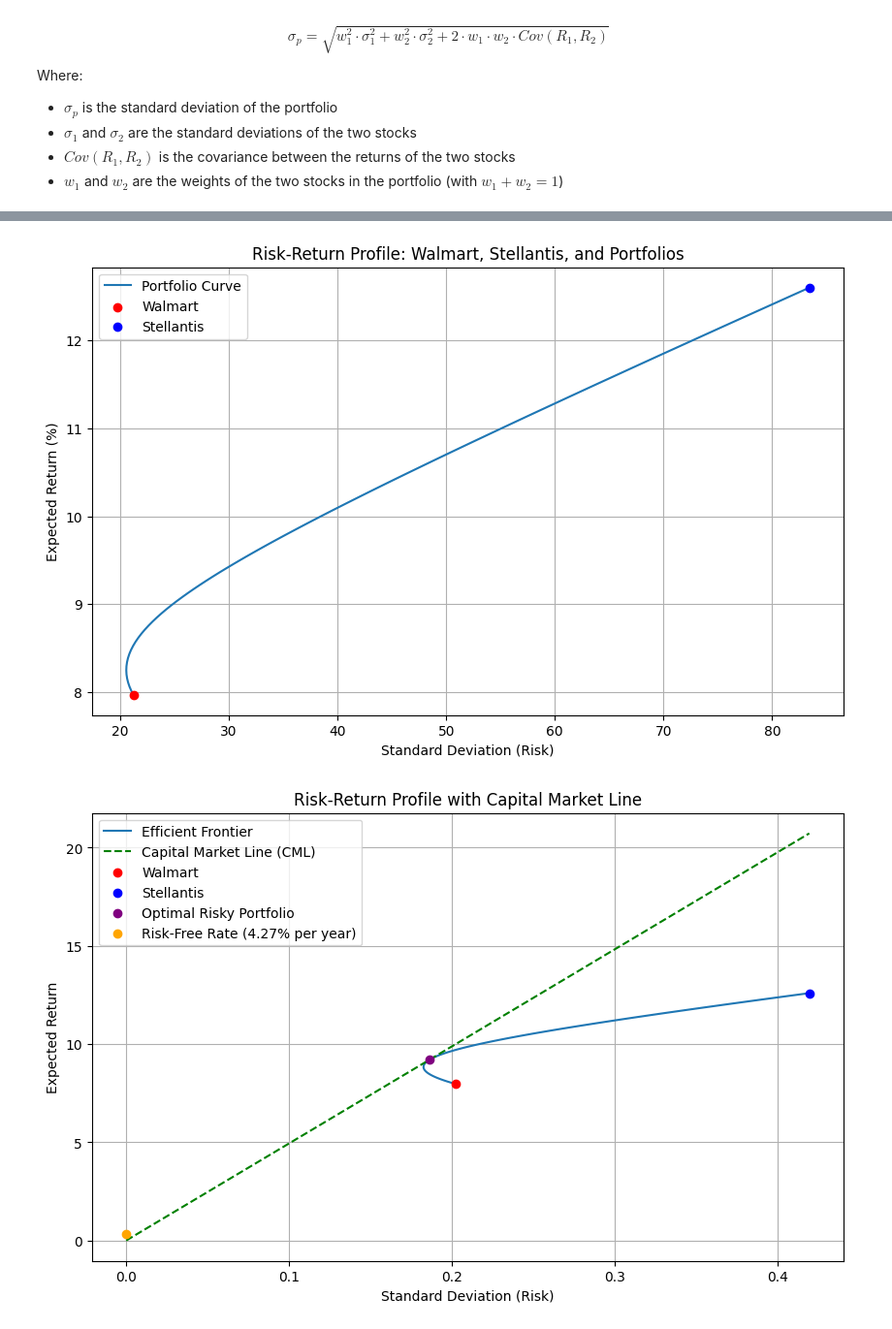
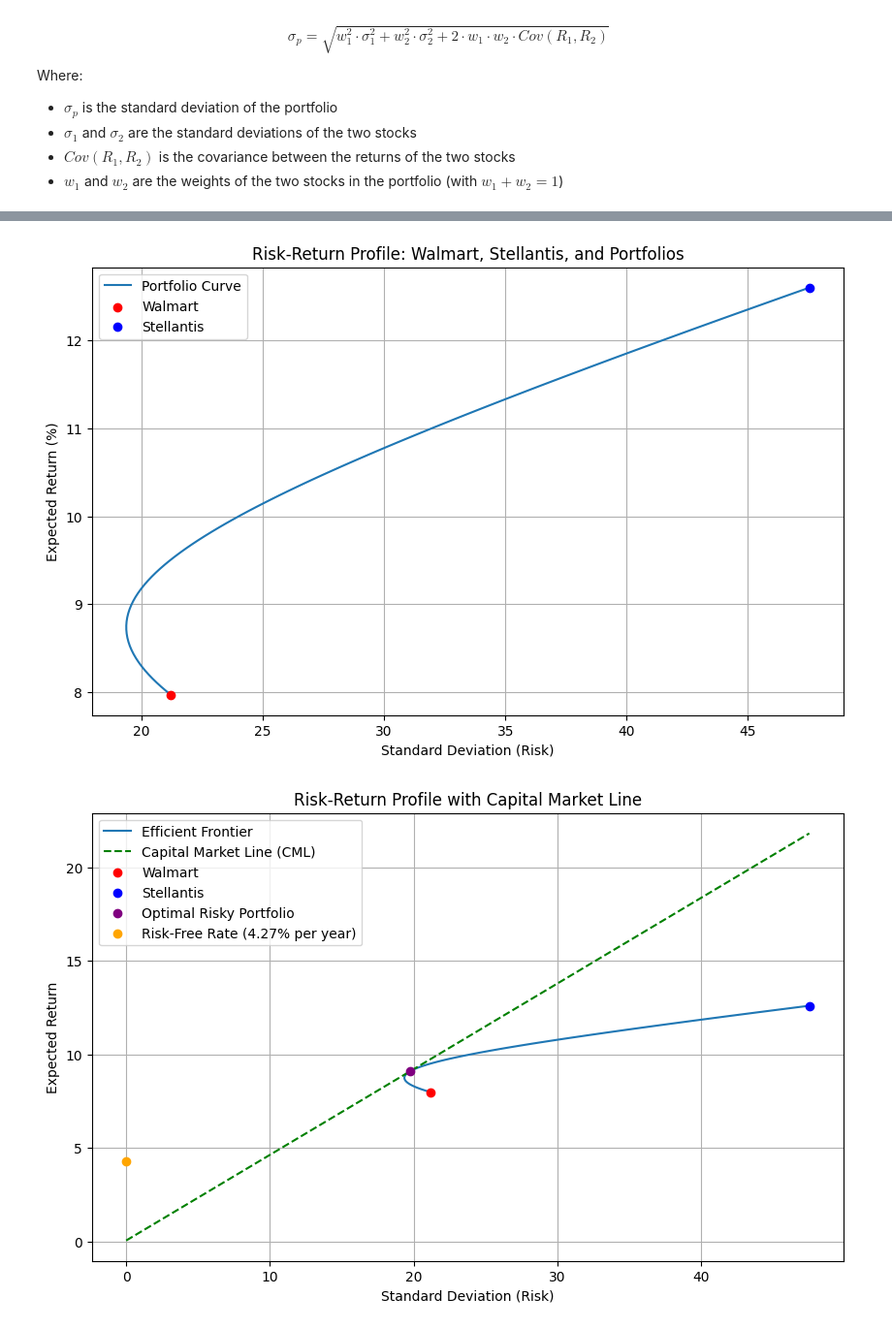
Before and after one commit to simonefilosofi/STLA-and-WMT-financial-analysis, a Jupyter notebook: 8_Portfolio_Analysis.ipynb, the cells around one changed output, grey strips where cells are left out. Shown at 97% size. Cells and saved outputs as stored; diff of their text form; code cells hidden in the pictures.

```diff
--- a/8_Portfolio_Analysis.ipynb
+++ b/8_Portfolio_Analysis.ipynb
@@ -37,7 +37,7 @@ expected_return_stla = expected_returns_df.loc[1,'Expected Return']
 
 # Calculate the historical standard deviation of the two stocks
 historical_std_wmt = returns_df['Walmart'].std()  # Annualized standard deviation
-historical_std_stla = returns_df['Stellantis'].std()  # Annualized standard deviation
+historical_std_stla = returns_df["Stellantis"].iloc[1:].std()  # Annualized standard deviation
 
 # Calculate the historical covariance between the two stocks
 historical_cov = returns_df[['Walmart', 'Stellantis']].cov()
@@ -92,7 +92,7 @@ plt.legend()
 plt.grid(True)
 plt.show()
 # %% [output]
-[figure, old version]
+[figure, new version]
 # %%
 # Define the risk-free rate (monthly) for Sharpe Ratio calculation
 risk_free_rate = 0.0427
@@ -113,18 +113,18 @@ cml_y = risk_free_rate + (optimal_risky_portfolio_return - risk_free_rate) / opt
 # %%
 # Plot the efficient frontier and the Capital Market Line (CML)
 
 plt.figure(figsize=(10, 6))
 plt.plot(portfolio_stds, portfolio_returns, label='Efficient Frontier')
 plt.plot(cml_x, cml_y, label='Capital Market Line (CML)', linestyle='--', color='green')
-plt.scatter(historical_std_wmt, expected_return_wmt*100, color='red', label='Walmart', zorder=5)
-plt.scatter(historical_std_stla, expected_return_stla*100, color='blue', label='Stellantis', zorder=5)
+plt.scatter(historical_std_wmt*100, expected_return_wmt*100, color='red', label='Walmart', zorder=5)
+plt.scatter(historical_std_stla*100, expected_return_stla*100, color='blue', label='Stellantis', zorder=5)
 plt.scatter(optimal_risky_portfolio_std, optimal_risky_portfolio_return, color='purple', label='Optimal Risky Portfolio', zorder=5)
 plt.scatter(0, risk_free_rate*100, color='orange', label='Risk-Free Rate (4.27% per year)', zorder=5)
 plt.title('Risk-Return Profile with Capital Market Line')
 plt.xlabel('Standard Deviation (Risk)')
 plt.ylabel('Expected Return')
 plt.legend()
 plt.grid(True)
 plt.show()
 # %% [output]
-[figure, old version]
+[figure, new version]
```
Also changed, not shown: parts of 1 cell of this notebook, 5 other files.
